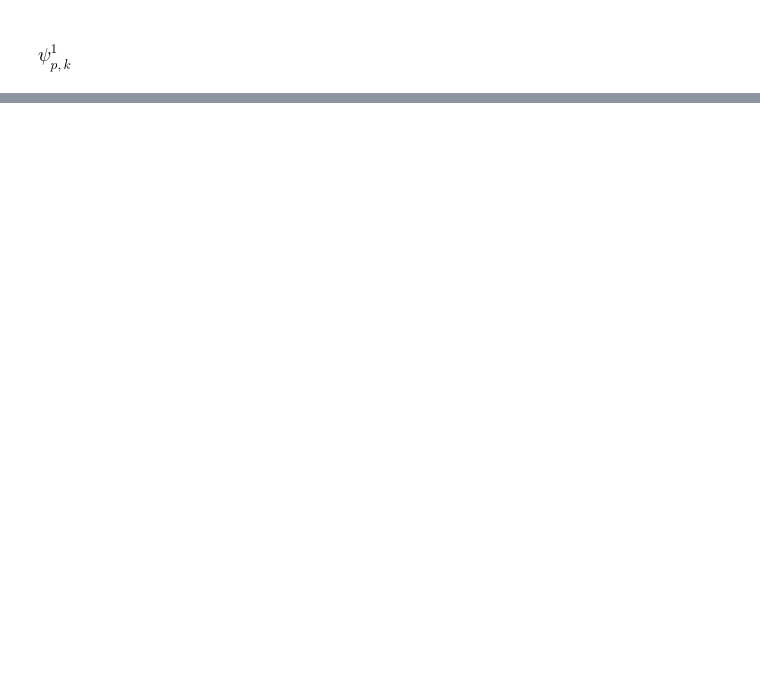
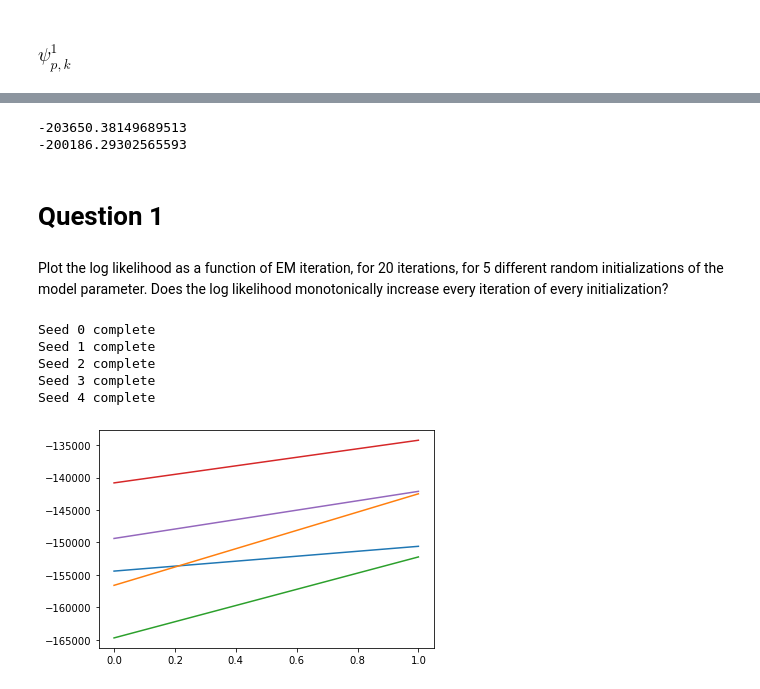
Before and after one commit to EthanHolleman/BST-227-Fall-2021, a Jupyter notebook: assignments/assignment1/part3/Part3.ipynb, the cells around one changed output, grey strips where cells are left out. Saved outputs shown, nothing was run; the diff lists cells and outputs as text; code cells hidden in the pictures; blank space fills up the shorter version.

Commit message:
answer questions

```diff
--- a/assignments/assignment1/part3/Part3.ipynb
+++ b/assignments/assignment1/part3/Part3.ipynb
@@ -253,0 +338,53 @@ X[0][0] * psi_1.T
+# %%
+def run_EM(seed, X, seq_length, number_iters=20):
+    np.random.seed(seed)
+    log_like = []
+    lambda_j, psi_0, psi_1 = init_EM(len(data[0]), motif_length)
+    l_0, l_1, stop = 1e7, 0, 1e-4
+    counter = 0
+    while counter < number_iters:
+        E_Cij = e_step(X, lambda_j, psi_0, psi_1)
+        lambda_j, psi_0, psi_1 = m_step(X, E_Cij, lambda_j, psi_1, psi_0, seq_length)
+        l_0 = l_1
+        l_1 = calculate_ELBOOOOO(X, E_Cij, lambda_j, psi_0, psi_1)
+        log_like.append(l_1)
+        counter += 1
+    return lambda_j, psi_1, psi_0, E_Cij, log_like
+# %%
+lambda_j, psi_1, psi_0, E_Cij = run_EM(12345, X, len(data[0]))
+# %% [output]
+-203650.38149689513
+-200186.29302565593
+# %%
+import matplotlib.pyplot as plt
+plt.rcParams['figure.figsize'] = [10, 5]
+# %% [markdown]
+# Question 1
+# %% [markdown]
+Plot the log likelihood as a function of EM iteration, for 20 iterations, for 5 different random initializations of the
+model parameter. Does the log likelihood monotonically increase every iteration of every initialization?
+# %%
+def plot_log_likes(X, seq_length, number_iters=20, number_seeds=5):
+    records = []
+    for i in range(number_seeds):
+        np.random.seed(i)
+        lambda_j, psi_1, psi_0, E_Cij, log_like = run_EM(i, X, seq_length, number_iters)
+        plt.plot(log_like)
+        print(f'Seed {i} complete')
+        records.append(
+            dict(zip(
+                ['lambda_j', 'psi_1', 'psi_0', 'E_Cij', 'log_like', 'seed'],
+                [lambda_j, psi_1, psi_0, E_Cij, log_like, i]
+            ))
+        )
+    plt.show()
+    return records
+# %%
+records = plot_log_likes(X, len(data[0]), 2)
+# %% [output]
+Seed 0 complete
+Seed 1 complete
+Seed 2 complete
+Seed 3 complete
+Seed 4 complete
+[figure, added]
```
Also changed, not shown: parts of 105 cells of this notebook, 3 other files.
